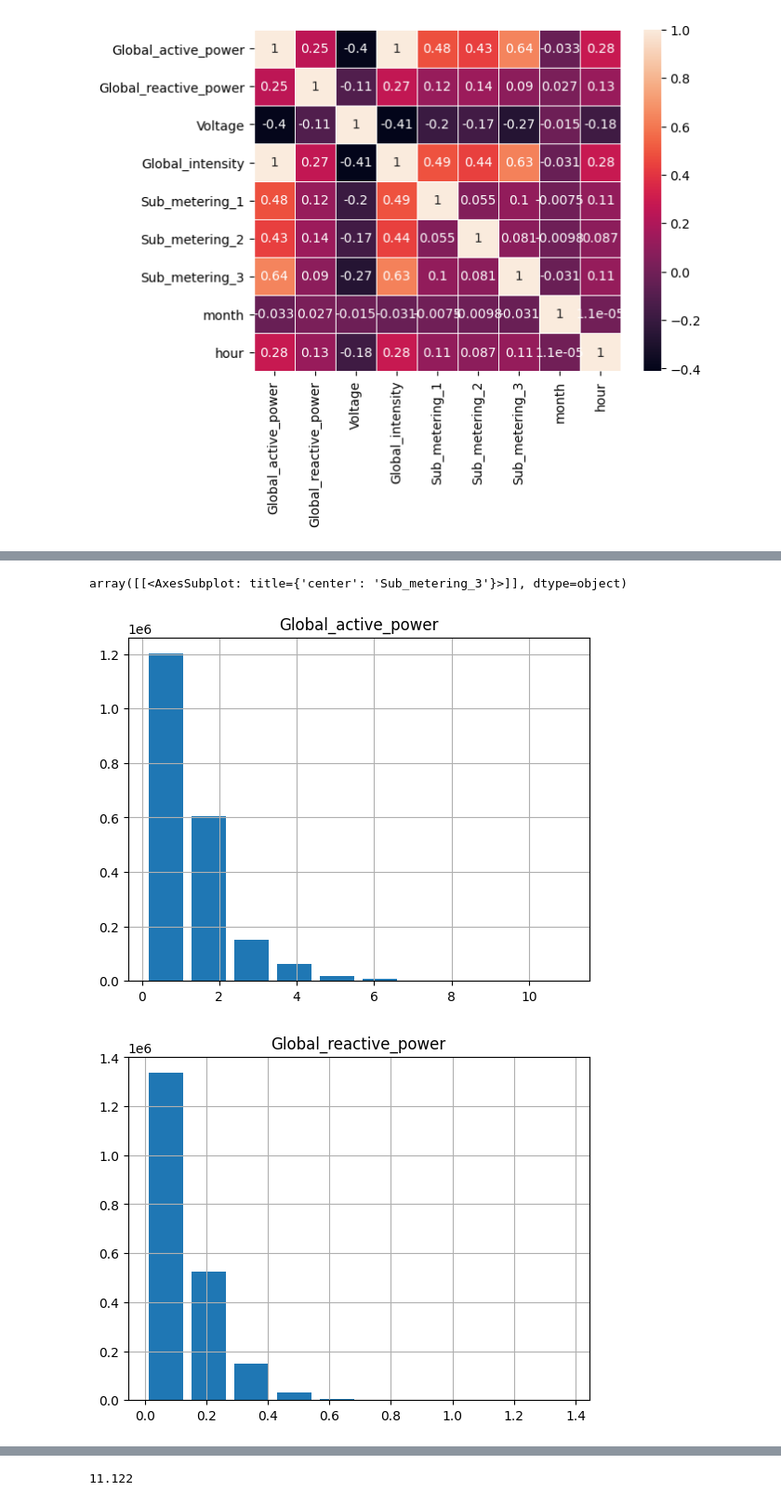
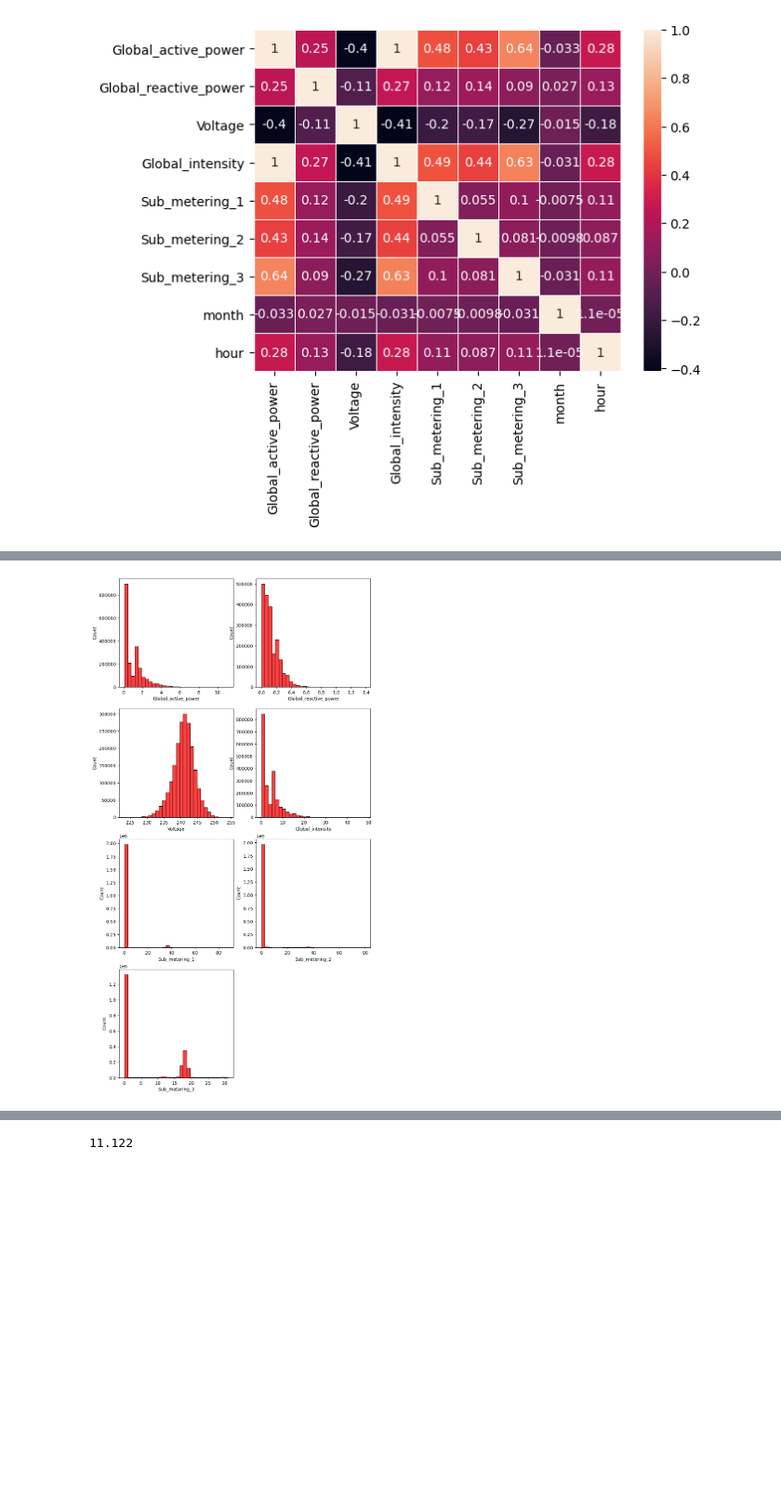
Before and after one commit to Cristianperezd/Machine-Learning---Practica-1, a Jupyter notebook: Práctica 1.ipynb, the cells around one changed output, grey strips where cells are left out. Shown: that part at 93% size. Drawn from its saved outputs; the diff is of its cells as text; code cells hidden in the pictures; blank space fills up the shorter version.

```diff
--- a/Práctica 1.ipynb
+++ b/Práctica 1.ipynb
@@ -189,13 +187,22 @@ relacio = sns.pairplot(db1)
 # %%
-db1.hist(column='Global_active_power', histtype="bar", rwidth=0.8,)
+"""db1.hist(column='Global_active_power', histtype="bar", rwidth=0.8,)
 
 db1.hist(column='Global_reactive_power', histtype="bar", rwidth=0.8, )
 db1.hist(column='Voltage', histtype="bar", rwidth=0.8, )
 db1.hist(column='Global_intensity', histtype="bar", rwidth=0.8,  )
 db1.hist(column='Sub_metering_1', histtype="bar", rwidth=0.8)
 db1.hist(column='Sub_metering_2', histtype="bar", rwidth=0.8, )
-db1.hist(column='Sub_metering_3', histtype="bar", rwidth=0.8, )
+db1.hist(column='Sub_metering_3', histtype="bar", rwidth=0.8, )"""
+
+fig, axes = plt.subplots(4,2, figsize=(10,20))
+sns.histplot(x=db1['Global_active_power'], color ='red', ax=axes[0,0],bins=30)
+sns.histplot(x=db1['Global_reactive_power'], color ='red', ax=axes[0,1],bins=30)
+sns.histplot(x=db1['Voltage'], color ='red', ax=axes[1,0],bins=30)
+sns.histplot(x=db1['Global_intensity'], color ='red', ax=axes[1,1],bins=30)
+sns.histplot(x=db1['Sub_metering_1'], color ='red', ax=axes[2,0],bins=30)
+sns.histplot(x=db1['Sub_metering_2'], color ='red', ax=axes[2,1],bins=30)
+sns.histplot(x=db1['Sub_metering_3'], color ='red', ax=axes[3,0],bins=30)
+
+fig.delaxes(axes[3,1])
 # %% [output]
-array([[<AxesSubplot: title={'center': 'Sub_metering_3'}>]], dtype=object)
-[figure, old version]
+[figure, new version]
-[figure, removed]
```
Also changed, not shown: parts of 17 cells of this notebook.
